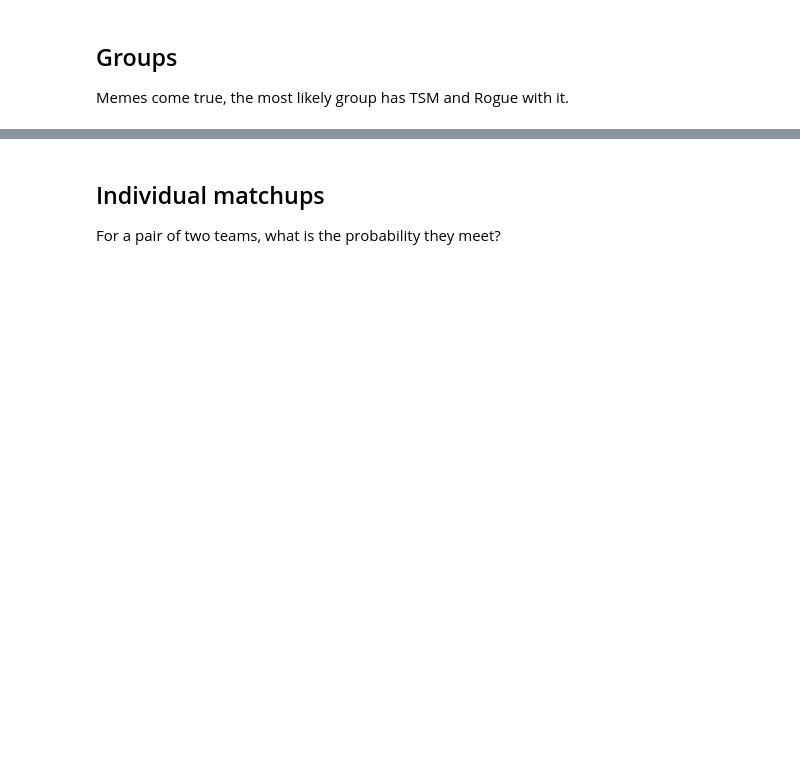
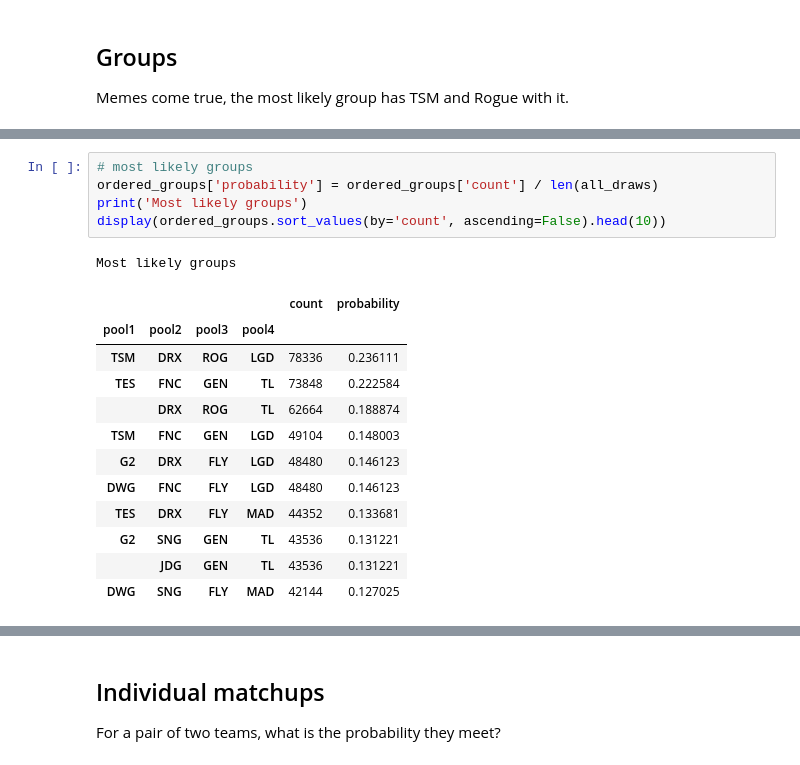
Before and after one commit to Ltakumi/worlds_group_draw, a Jupyter notebook: Simulate_draw.ipynb, the cells around one changed output, grey strips where cells are left out. Saved outputs shown, nothing was run; the diff lists cells and outputs as text; blank space fills up the shorter version.

```diff
--- a/Simulate_draw.ipynb
+++ b/Simulate_draw.ipynb
@@ -345 +333,20 @@ Memes come true, the most likely group has TSM and Rogue with it.
+# %%
+# most likely groups
+ordered_groups['probability'] = ordered_groups['count'] / len(all_draws)
+print('Most likely groups')
+display(ordered_groups.sort_values(by='count', ascending=False).head(10))
+# %% [output]
+Most likely groups
+|  |  |  |  | count | probability |
+| pool1 | pool2 | pool3 | pool4 |  |  |
+| TSM | DRX | ROG | LGD | 78336 | 0.236111 |
+| TES | FNC | GEN | TL | 73848 | 0.222584 |
+|  | DRX | ROG | TL | 62664 | 0.188874 |
+| TSM | FNC | GEN | LGD | 49104 | 0.148003 |
+| G2 | DRX | FLY | LGD | 48480 | 0.146123 |
+| DWG | FNC | FLY | LGD | 48480 | 0.146123 |
+| TES | DRX | FLY | MAD | 44352 | 0.133681 |
+| G2 | SNG | GEN | TL | 43536 | 0.131221 |
+|  | JDG | GEN | TL | 43536 | 0.131221 |
+| DWG | SNG | FLY | MAD | 42144 | 0.127025 |
 # %%
```
Also changed, not shown: parts of 11 cells of this notebook, 7 other files.
